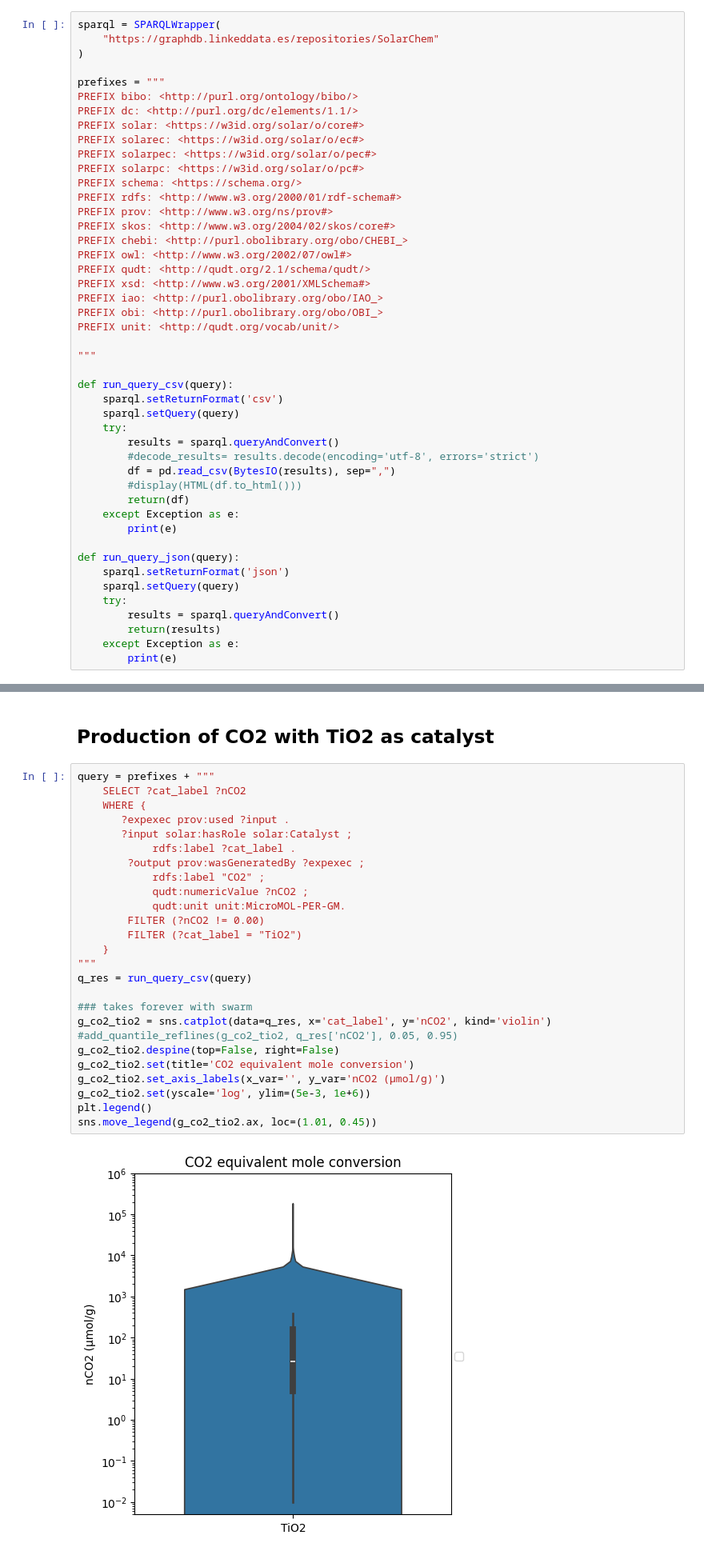
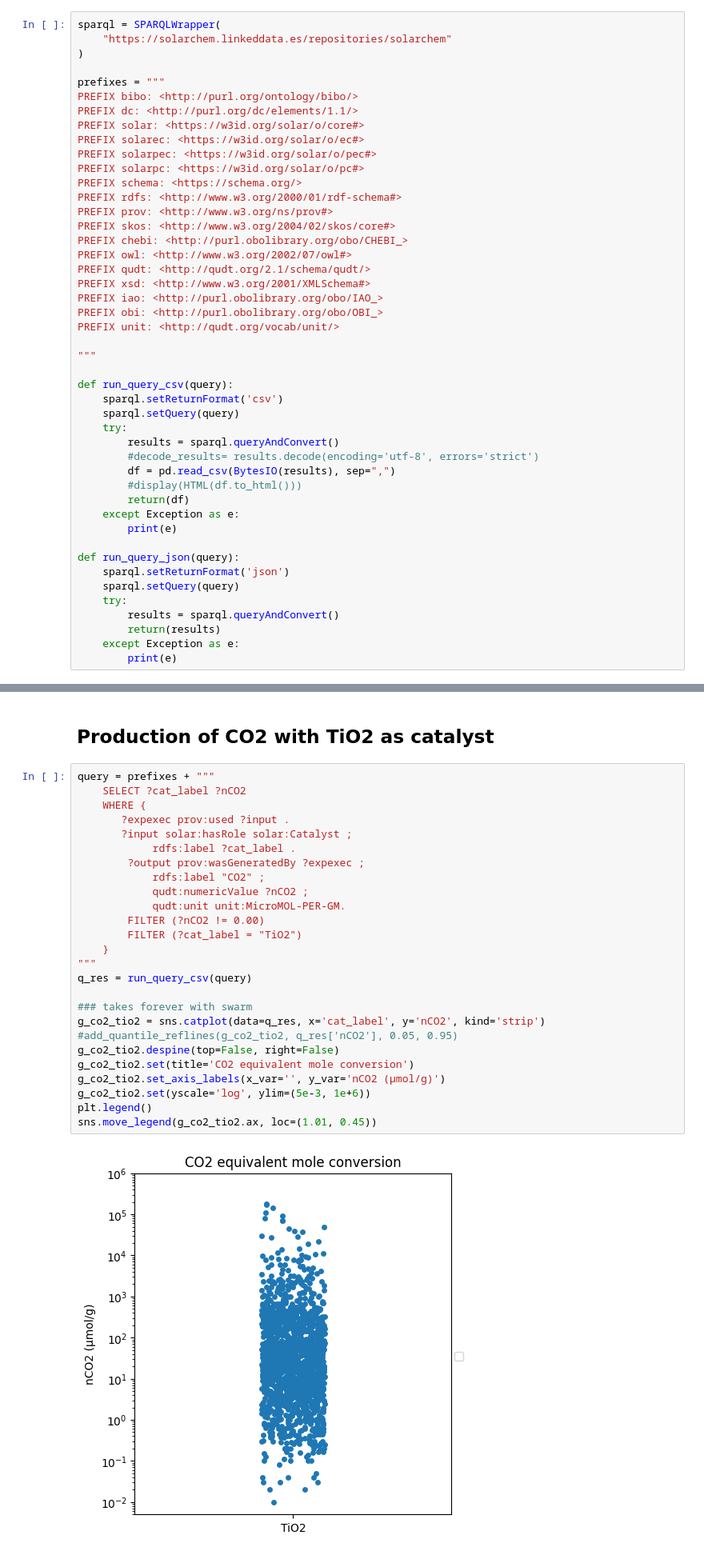
Before and after one commit to SolarChem/solarchem-kg, a Jupyter notebook: notebooks/queries-and-figures.ipynb, the cells around one changed output, grey strips where cells are left out. Shown: that part at 80% size. Saved outputs shown, nothing was run; the diff lists cells and outputs as text.

```diff
--- a/notebooks/queries-and-figures.ipynb
+++ b/notebooks/queries-and-figures.ipynb
@@ -15,7 +15,7 @@ Extracting information to build graphics from the KG.
 The wrapper is defined with the endpoint URL, and a set of prefixes used in the KG is provided to shorten the queries. Two functions are defined, to execute the query and retrieve the results as a formatted table (`run_query_csv`) and as a json file (`run_query_json`).
 # %%
 sparql = SPARQLWrapper(
-    "https://graphdb.linkeddata.es/repositories/SolarChem"
+    "https://solarchem.linkeddata.es/repositories/solarchem"
 )
 
 prefixes = """
@@ -86,31 +86,31 @@ g_year.set(title='Publications per year')
 # %%
 query = prefixes + """
     SELECT ?cat_label ?nCO2
     WHERE {
        ?expexec prov:used ?input .
        ?input solar:hasRole solar:Catalyst ;
             rdfs:label ?cat_label .
         ?output prov:wasGeneratedBy ?expexec ;
             rdfs:label "CO2" ;
             qudt:numericValue ?nCO2 ;
             qudt:unit unit:MicroMOL-PER-GM.
         FILTER (?nCO2 != 0.00)
         FILTER (?cat_label = "TiO2")
     }
 """
 q_res = run_query_csv(query)
 
 ### takes forever with swarm
-g_co2_tio2 = sns.catplot(data=q_res, x='cat_label', y='nCO2', kind='violin')
+g_co2_tio2 = sns.catplot(data=q_res, x='cat_label', y='nCO2', kind='strip')
 #add_quantile_reflines(g_co2_tio2, q_res['nCO2'], 0.05, 0.95)
 g_co2_tio2.despine(top=False, right=False)
 g_co2_tio2.set(title='CO2 equivalent mole conversion')
 g_co2_tio2.set_axis_labels(x_var='', y_var='nCO2 (μmol/g)')
 g_co2_tio2.set(yscale='log', ylim=(5e-3, 1e+6))
 plt.legend()
 sns.move_legend(g_co2_tio2.ax, loc=(1.01, 0.45))
 # %% [output]
-[figure, old version]
+[figure, new version]
 # %% [markdown]
 ## Production of CO2 per catalyst
 # %%
```
Also changed, not shown: parts of 8 cells of this notebook, 5 other files.
